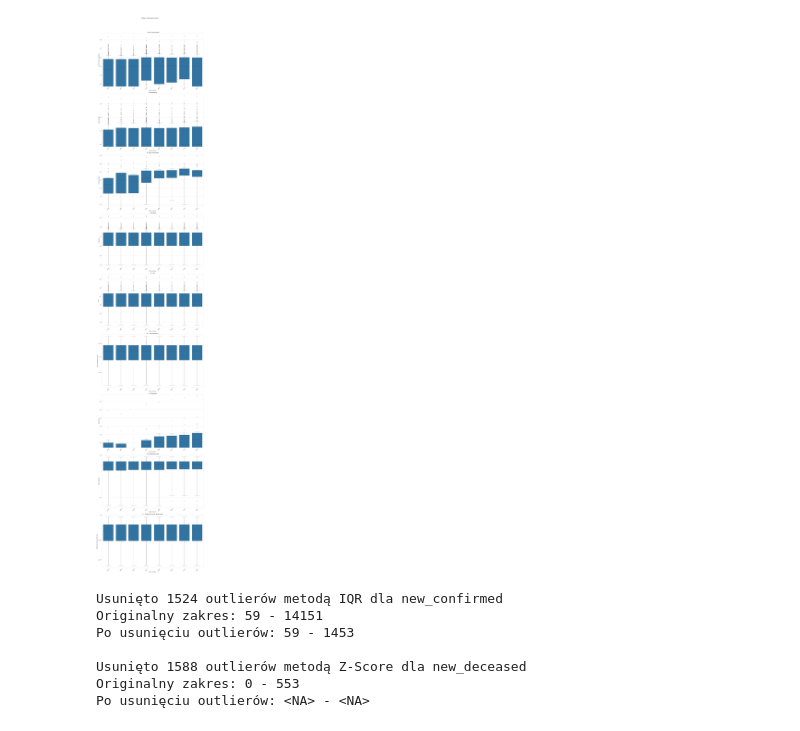
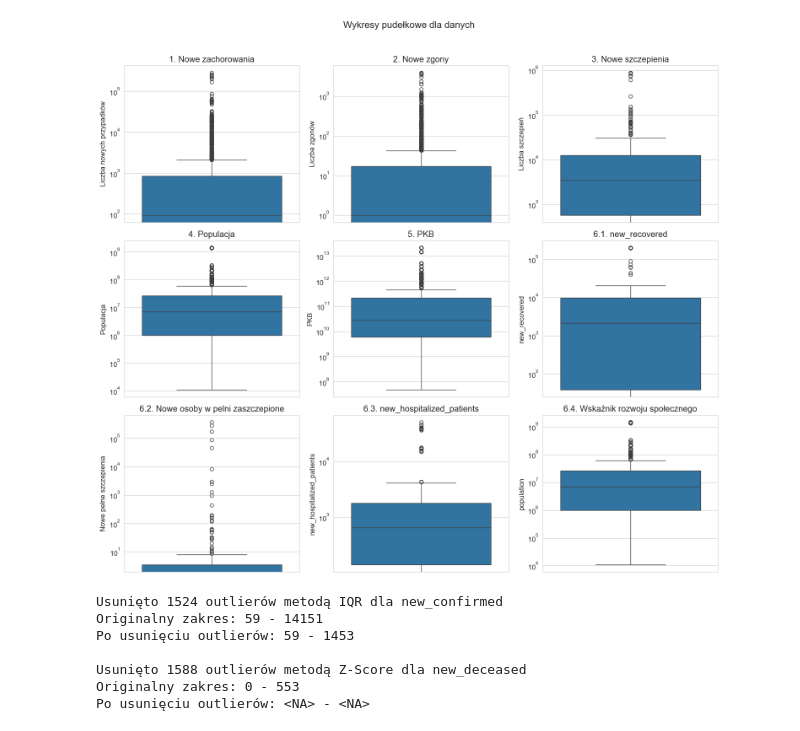
Before and after one commit to kasiap556/bigdata, a Jupyter notebook: main.ipynb, the cells around one changed output. Cells and saved outputs as stored; diff of their text form; code cells hidden in the pictures.

```diff
--- a/main.ipynb
+++ b/main.ipynb
@@ -67,101 +21,92 @@ import pandas as pd
 df = pd.read_csv("6.0_combined_covid_world_gdp_data.csv")
 
 df['date'] = pd.to_datetime(df['date'])
-print(df['date'].unique())  # Sprawdzenie unikalnych dat
+# print(df['date'].unique())  # Sprawdzenie unikalnych dat
 df = df[(df['date'] >= '2021-01-01') & (df['date'] <= '2021-01-08')] # Zakres dat
 
 # Konwersja daty na format dzień-miesiąc dla lepszej czytelności na wykresach
 df['date'] = pd.to_datetime(df['date']).dt.strftime('%d-%m')
 
 # Konfiguracja wykresów
-plt.figure(figsize=(20, 100))
+plt.figure(figsize=(15, 13))
 sns.set_style("whitegrid")
 plt.suptitle("Wykresy pudełkowe dla danych", y=1.02, fontsize=16)
-plt.rcParams.update({'font.size': 14})  # Domyślny rozmiar czcionki dla wszystkich elementów
+plt.rcParams.update({'font.size': 12})
 
 #1. Liczba nowych zachorowań
-plt.subplot(9, 1, 1)
-sns.boxplot(x='date', y='new_confirmed_x', data=df)
+plt.subplot(3, 3, 1)
+sns.boxplot(y='new_confirmed_x', data=df)
 plt.title('1. Nowe zachorowania')
 plt.xticks(rotation=45)
-plt.xlabel('Dzień miesiąca')
 plt.ylabel('Liczba nowych przypadków')
 plt.yscale('log')
 
 # 2. Liczba nowych zgonów
-plt.subplot(9, 1, 2)
-sns.boxplot(x='date', y='new_deceased', data=df)
+plt.subplot(3, 3, 2)
+sns.boxplot(y='new_deceased', data=df)
 plt.title('2. Nowe zgony')
 plt.xticks(rotation=45)
-plt.xlabel('Dzień miesiąca')
 plt.ylabel('Liczba zgonów')
 plt.yscale('log')
 
 # 3. Liczba nowych szczepień
-plt.subplot(9, 1, 3)
-sns.boxplot(x='date', y='new_persons_vaccinated', data=df)
+plt.subplot(3, 3, 3)
+sns.boxplot(y='new_persons_vaccinated', data=df)
 plt.title('3. Nowe szczepienia')
 plt.xticks(rotation=45)
-plt.xlabel('Dzień miesiąca')
 plt.ylabel('Liczba szczepień')
 plt.yscale('log')
 
 # 4. Populacja
-plt.subplot(9, 1, 4)
-sns.boxplot(x='date', y='population', data=df)
+plt.subplot(3, 3, 4)
+sns.boxplot(y='population', data=df)
 plt.title('4. Populacja')
 plt.xticks(rotation=45)
-plt.xlabel('Dzień miesiąca')
 plt.ylabel('Populacja')
 plt.yscale('log')
 
 # 5. PKB
-plt.subplot(9, 1, 5)
-sns.boxplot(x='date', y='gdp_usd', data=df)
+plt.subplot(3, 3, 5)
+sns.boxplot(y='gdp_usd', data=df)
 plt.title('5. PKB')
 plt.xticks(rotation=45)
-plt.xlabel('Dzień miesiąca')
 plt.ylabel('PKB')
 plt.yscale('log')
 
-# 6.1. Hospotaliacje ludzi (mialo byc)
-plt.subplot(9, 1, 6)
-sns.boxplot(x='date', y='life_expectancy', data=df)
-plt.title('6.1. life_expectancy')
+# 6.1.
+plt.subplot(3, 3, 6)
+sns.boxplot(y='new_recovered', data=df)
+plt.title('6.1. new_recovered')
 plt.xticks(rotation=45)
-plt.xlabel('Dzień miesiąca')
-plt.ylabel('Nowe hospitalizacje ludzi')
+plt.ylabel('new_recovered')
 plt.yscale('log')
 
 # 6.2. Nowe osoby w pelni zaszczepione
-plt.subplot(9, 1, 7)
-sns.boxplot(x='date', y='new_persons_fully_vaccinated', data=df)
-plt.title('6.2. Nowe testy')
+plt.subplot(3, 3, 7)
+sns.boxplot(y='new_persons_fully_vaccinated', data=df)
+plt.title('6.2. Nowe osoby w pelni zaszczepione')
 plt.xticks(rotation=45)
-plt.xlabel('Dzień miesiąca')
-plt.ylabel('Nowe testy')
+plt.ylabel('Nowe pełne szczepienia')
 plt.yscale('log')
 
-# 6.3. Nowi ozdrowiali (mieli byc)
-plt.subplot(9, 1, 8)
-sns.boxplot(x='date', y='stringency_index', data=df)
-plt.title('6.3. stringency_index')
+# 6.3.
+plt.subplot(3, 3, 8)
+sns.boxplot(y='new_hospitalized_patients', data=df)
+plt.title('6.3. new_hospitalized_patients')
 plt.xticks(rotation=45)
-plt.xlabel('Dzień miesiąca')
-plt.ylabel('Nowi ozdrowiali')
+plt.ylabel('new_hospitalized_patients')
 plt.yscale('log')
 
-# 6.4. Wskaźnik rozwoju społecznego
-plt.subplot(9, 1, 9)
-sns.boxplot(x='date', y='human_development_index', data=df)
+# 6.4. Wskaźnik population
+plt.subplot(3, 3, 9)
+sns.boxplot(y='population', data=df)
 plt.title('6.4. Wskaźnik rozwoju społecznego')
 plt.xticks(rotation=45)
-plt.xlabel('Dzień miesiąca')
-plt.ylabel('Wskaźnik rozwoju społecznego')
+plt.ylabel('population')
 plt.yscale('log')
 
 plt.tight_layout()
 plt.show()
 
-# location_key,date,country_code,country_name,new_confirmed_x,cumulative_confirmed,cumulative_tested,new_deceased,cumulative_deceased,new_persons_vaccinated,cumulative_persons_vaccinated,new_persons_fully_vaccinated,cumulative_persons_fully_vaccinated,new_confirmed_y,stringency_index,population,population_density,human_development_index,gdp_usd,gdp_per_capita_usd,life_expectancy,year,Rank,CCA3,Capital,Continent,2022 Population,2020 Population,2015 Population,2010 Population,2000 Population,1990 Population,1980 Population,1970 Population,Area (kmÂ²),Density (per kmÂ²),Growth Rate,World Population Percentage
+# location_key,date,country_code,country_name,new_confirmed_x,cumulative_confirmed,new_tested,cumulative_tested,new_recovered,new_hospitalized_patients,new_deceased,cumulative_deceased,new_persons_vaccinated,cumulative_persons_vaccinated,new_persons_fully_vaccinated,cumulative_persons_fully_vaccinated,new_confirmed_y,stringency_index,population,population_male,population_female,population_density,human_development_index,gdp_usd,gdp_per_capita_usd,life_expectancy,year,Rank,CCA3,Capital,Continent,2022 Population,2020 Population,2015 Population,2010 Population,2000 Population,1990 Population,1980 Population,1970 Population,Area (kmÂ²),Density (per kmÂ²),Growth Rate,World Population Percentage
 # %% [output]
@@ -179,4 +113,4 @@ Length: 991, dtype: datetime64[ns]
-[figure, old version]
+[figure, new version]
 # %%
 #2
 import numpy as np
```
Also changed, not shown: parts of 6 cells of this notebook.
